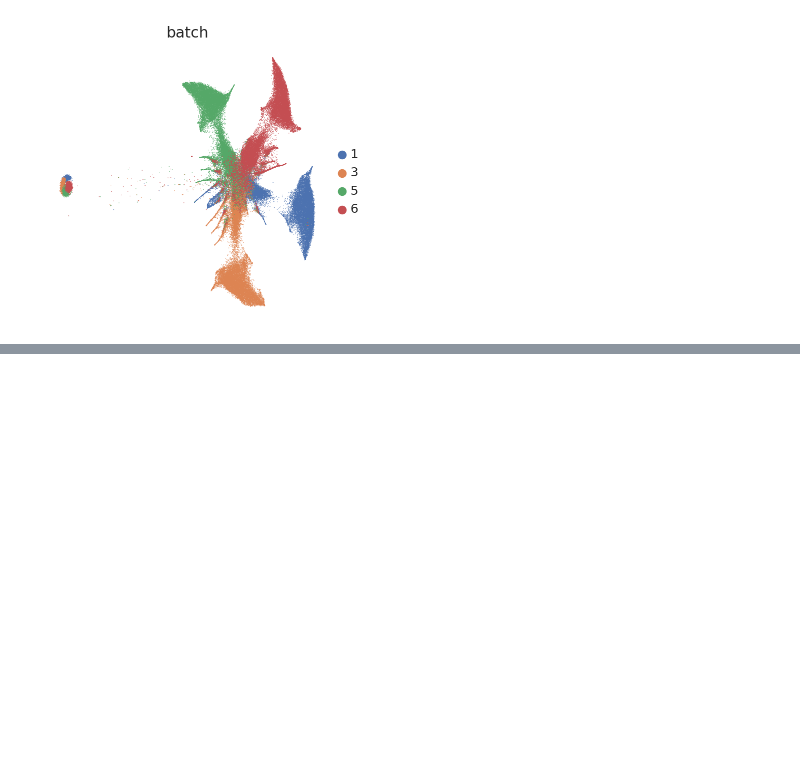
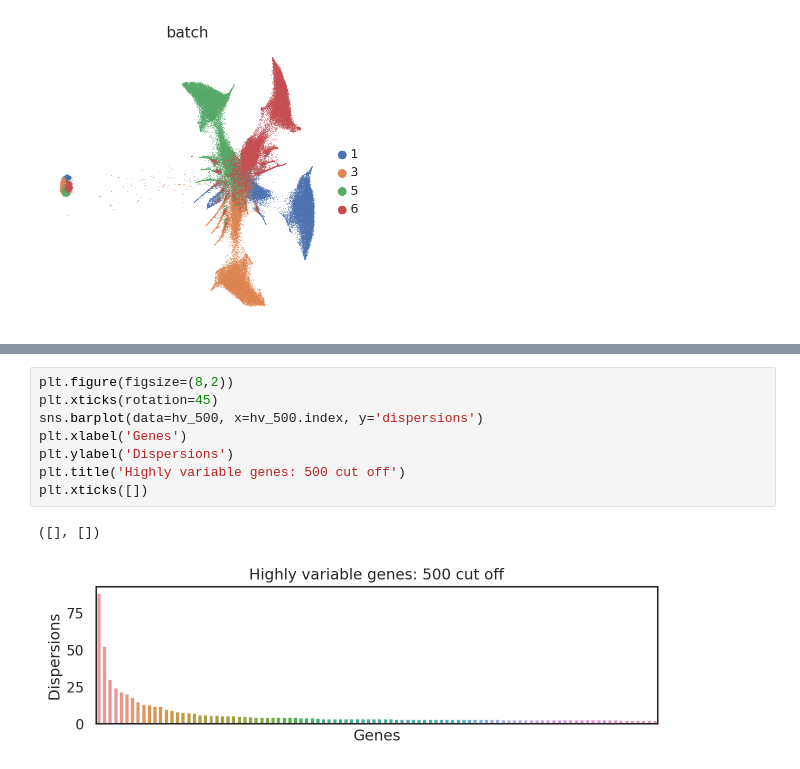
Before and after one commit to jlifferth/scRNAseq_bc, a Jupyter notebook: 04_4903_analysis.ipynb, the cells around one changed output, grey strips where cells are left out. Cells and saved outputs as stored; diff of their text form; blank space fills up the shorter version.

```diff
--- a/04_4903_analysis.ipynb
+++ b/04_4903_analysis.ipynb
@@ -58,0 +180,11 @@ WARNING: saving figure to file figures/umapbatch.png
+# %%
+plt.figure(figsize=(8,2))
+plt.xticks(rotation=45)
+sns.barplot(data=hv_500, x=hv_500.index, y='dispersions')
+plt.xlabel('Genes')
+plt.ylabel('Dispersions')
+plt.title('Highly variable genes: 500 cut off')
+plt.xticks([])
+# %% [output]
+([], [])
+[figure, added]
```
Also changed, not shown: parts of 30 cells of this notebook.
